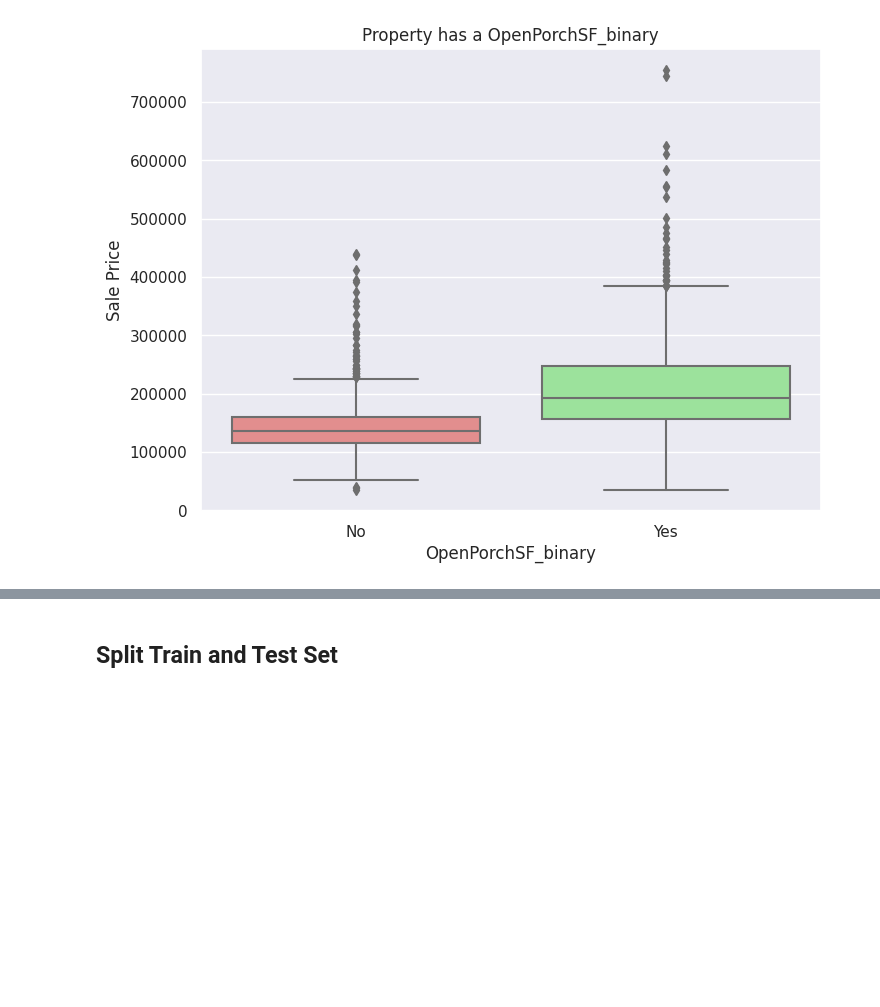
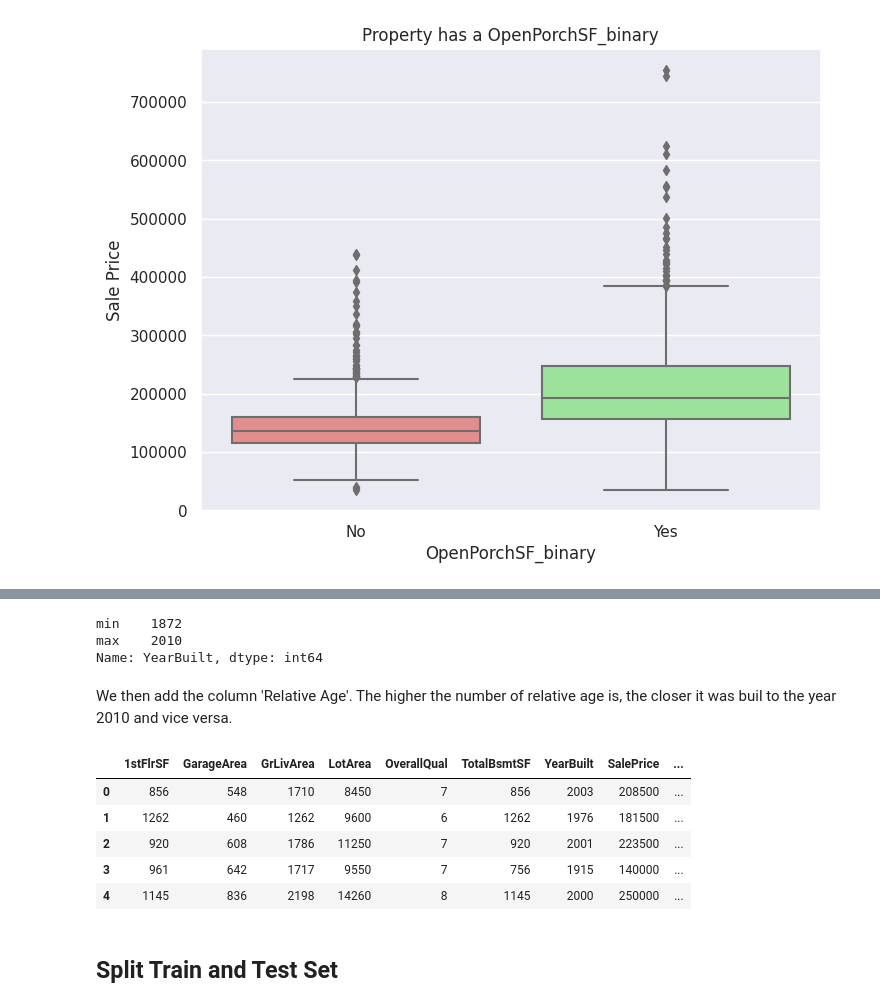
Before and after one commit to Code-Institute-Submissions/modonohoe-data-analytics-housing-project, a Jupyter notebook: jupyter_notebooks/03 - Data Cleaning.ipynb, the cells around one changed output, grey strips where cells are left out. Drawn from its saved outputs; the diff is of its cells as text; code cells hidden in the pictures; blank space fills up the shorter version.

```diff
--- a/jupyter_notebooks/03 - Data Cleaning.ipynb
+++ b/jupyter_notebooks/03 - Data Cleaning.ipynb
@@ -360,3 +346,22 @@ df.head(10)
+# %%
+df['YearBuilt'].agg(['min', 'max'])
+# %% [output]
+min    1872
+max    2010
+Name: YearBuilt, dtype: int64
+# %% [markdown]
+We then add the column 'Relative Age'. The higher the number of relative age is, the closer it was buil to the year 2010 and vice versa.
+# %%
+df['RelativeAge'] = (df['YearBuilt'] - 1872) / (2010 - 1872)
+
+df.head()
+# %% [output]
+|  | 1stFlrSF | GarageArea | GrLivArea | LotArea | OverallQual | TotalBsmtSF | YearBuilt | SalePrice | ... |
+| 0 | 856 | 548 | 1710 | 8450 | 7 | 856 | 2003 | 208500 | ... |
+| 1 | 1262 | 460 | 1262 | 9600 | 6 | 1262 | 1976 | 181500 | ... |
+| 2 | 920 | 608 | 1786 | 11250 | 7 | 920 | 2001 | 223500 | ... |
+| 3 | 961 | 642 | 1717 | 9550 | 7 | 756 | 1915 | 140000 | ... |
+| 4 | 1145 | 836 | 2198 | 14260 | 8 | 1145 | 2000 | 250000 | ... |
 # %% [markdown]
 ## Split Train and Test Set
 # %% [markdown]
```
Also changed, not shown: parts of 5 cells of this notebook, 3 other files.
